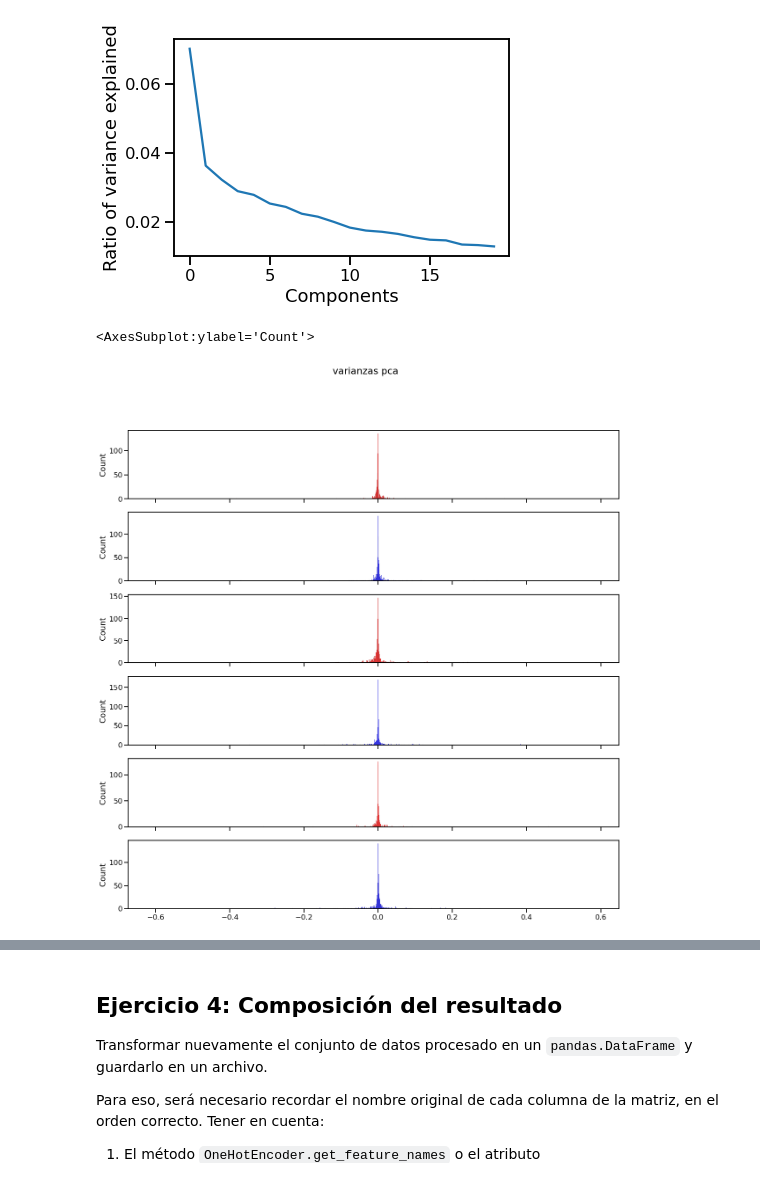
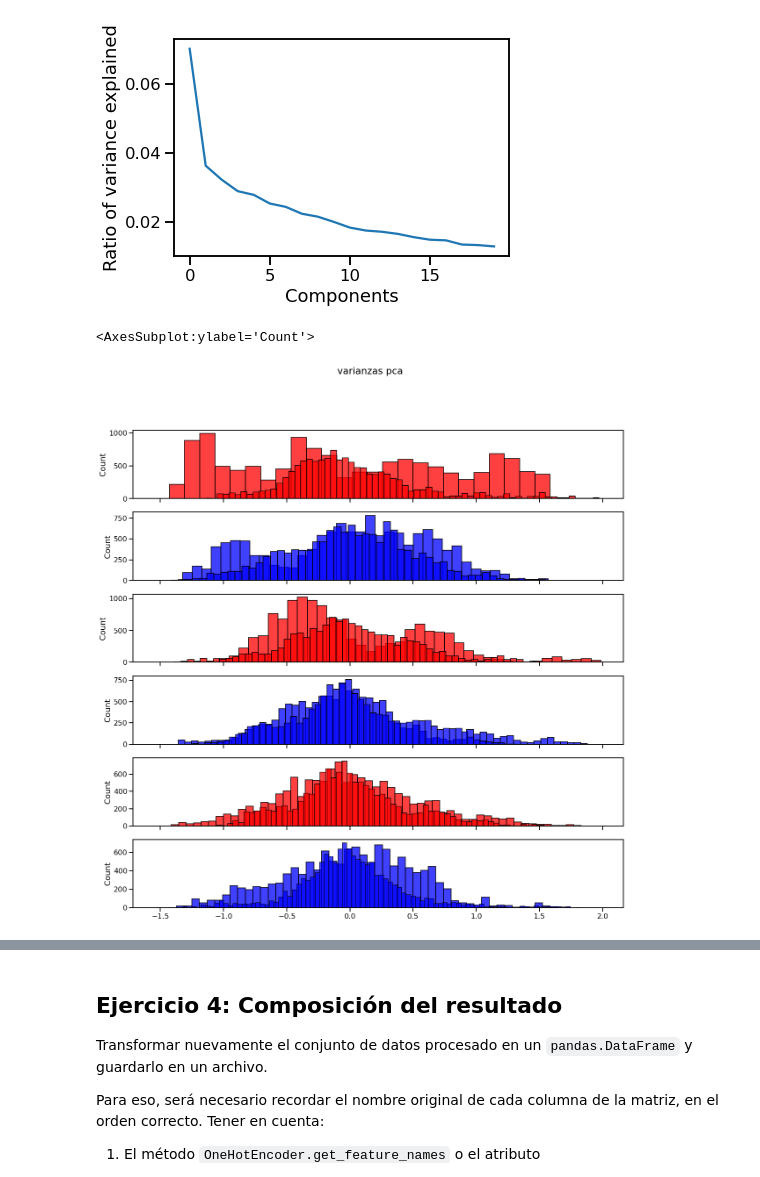
Before and after one commit to eliasexequiel/diplodatos, a Jupyter notebook: 02_analisis_y_curacion/entregable_parte2_wolfmann.ipynb, the cells around one changed output, grey strips where cells are left out. Saved outputs shown, nothing was run; the diff lists cells and outputs as text; code cells hidden in the pictures.

```diff
--- a/02_analisis_y_curacion/entregable_parte2_wolfmann.ipynb
+++ b/02_analisis_y_curacion/entregable_parte2_wolfmann.ipynb
@@ -354,16 +342,23 @@ plt.xlabel("Components")
 Text(0.5, 0, 'Components')
 [figure]
 # %%
+proyected_features
 fig, axes = plt.subplots(6, figsize=(20, 20),sharex=True)
 fig.suptitle('varianzas pca')
 color1='red'
 color2='blue'
-seaborn.histplot(ax=axes[0], x=pca.components_[0,:], color=color1)
-seaborn.histplot(ax=axes[1], x=pca.components_[1,:], color=color2)
-seaborn.histplot(ax=axes[2], x=pca.components_[2,:], color=color1)
-seaborn.histplot(ax=axes[3], x=pca.components_[3,:], color=color2)
-seaborn.histplot(ax=axes[4], x=pca.components_[4,:], color=color1)
-seaborn.histplot(ax=axes[5], x=pca.components_[5,:], color=color2)
+seaborn.histplot(ax=axes[0], x=proyected_features[:,0], color=color1)
+seaborn.histplot(ax=axes[1], x=proyected_features[:,1], color=color2)
+seaborn.histplot(ax=axes[2], x=proyected_features[:,2], color=color1)
+seaborn.histplot(ax=axes[3], x=proyected_features[:,3], color=color2)
+seaborn.histplot(ax=axes[4], x=proyected_features[:,4], color=color1)
+seaborn.histplot(ax=axes[5], x=proyected_features[:,5], color=color2)
+seaborn.histplot(ax=axes[0], x=proyected_features[:,6], color=color1)
+seaborn.histplot(ax=axes[1], x=proyected_features[:,7], color=color2)
+seaborn.histplot(ax=axes[2], x=proyected_features[:,8], color=color1)
+seaborn.histplot(ax=axes[3], x=proyected_features[:,9], color=color2)
+seaborn.histplot(ax=axes[4], x=proyected_features[:,10], color=color1)
+seaborn.histplot(ax=axes[5], x=proyected_features[:,11], color=color2)
 # %% [output]
 <AxesSubplot:ylabel='Count'>
-[figure, old version]
+[figure, new version]
```
Also changed, not shown: parts of 7 cells of this notebook.
